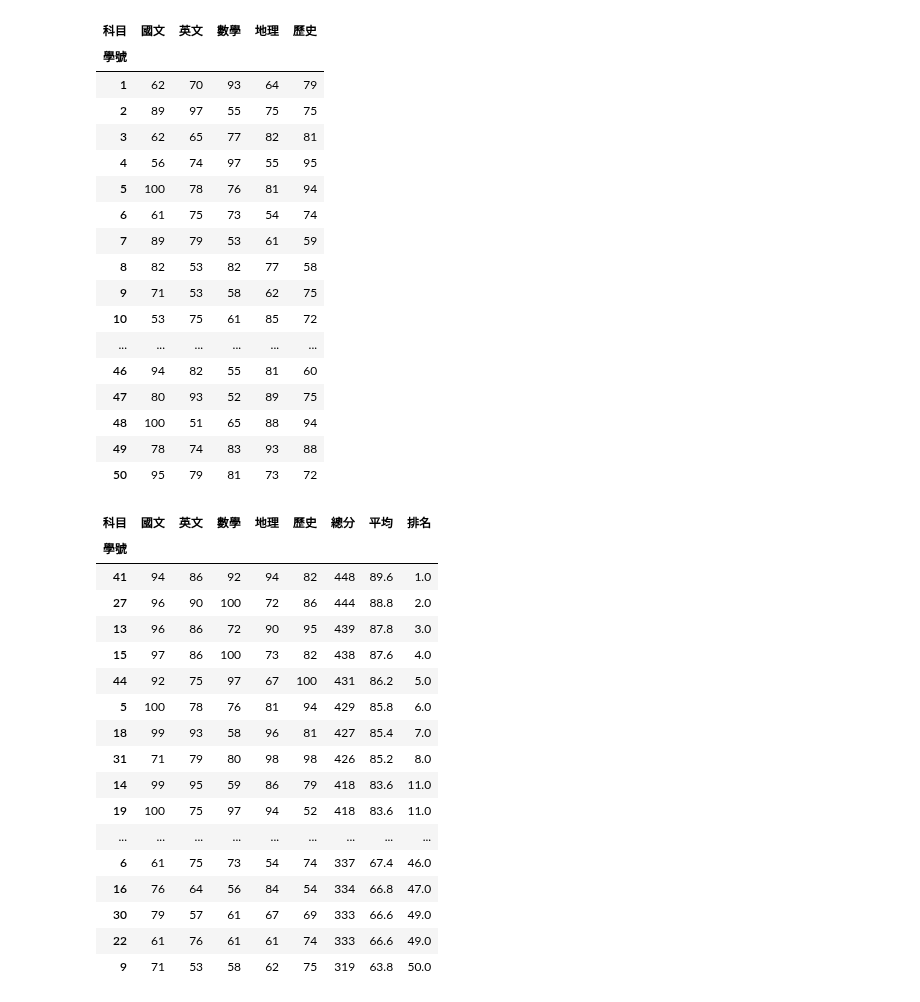
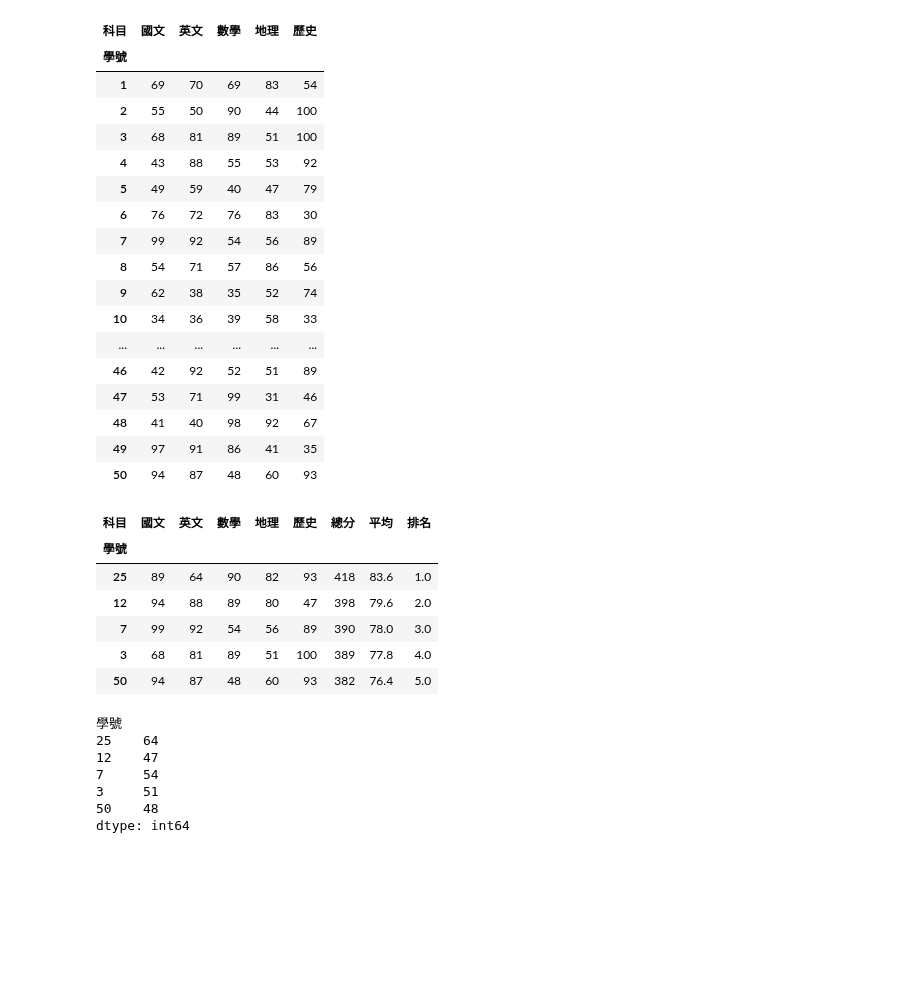
Before and after one commit to edwardxsky/python_analysis, a Jupyter notebook: lesson8_5.ipynb, the cells around one changed output. Drawn from its saved outputs; the diff is of its cells as text; code cells hidden in the pictures; blank space fills up the shorter version.

```diff
--- a/lesson8_5.ipynb
+++ b/lesson8_5.ipynb
@@ -2,7 +2,7 @@
 import numpy as np
 import pandas as pd
 
-scores = np.random.randint(50, 101, size = (50, 5)) # 亂數產生50人、5科分數
+scores = np.random.randint(30, 101, size = (50, 5)) # 亂數產生50人、5科分數
 df = pd.DataFrame(scores,
              columns = ["國文", "英文", "數學", "地理", "歷史"],
              index = range(1,51)
@@ -13,22 +13,22 @@ df
 # %% [output]
 | 科目 | 國文 | 英文 | 數學 | 地理 | 歷史 |
 | 學號 |  |  |  |  |  |
-| 1 | 62 | 70 | 93 | 64 | 79 |
-| 2 | 89 | 97 | 55 | 75 | 75 |
-| 3 | 62 | 65 | 77 | 82 | 81 |
-| 4 | 56 | 74 | 97 | 55 | 95 |
-| 5 | 100 | 78 | 76 | 81 | 94 |
-| 6 | 61 | 75 | 73 | 54 | 74 |
-| 7 | 89 | 79 | 53 | 61 | 59 |
-| 8 | 82 | 53 | 82 | 77 | 58 |
-| 9 | 71 | 53 | 58 | 62 | 75 |
-| 10 | 53 | 75 | 61 | 85 | 72 |
+| 1 | 69 | 70 | 69 | 83 | 54 |
+| 2 | 55 | 50 | 90 | 44 | 100 |
+| 3 | 68 | 81 | 89 | 51 | 100 |
+| 4 | 43 | 88 | 55 | 53 | 92 |
+| 5 | 49 | 59 | 40 | 47 | 79 |
+| 6 | 76 | 72 | 76 | 83 | 30 |
+| 7 | 99 | 92 | 54 | 56 | 89 |
+| 8 | 54 | 71 | 57 | 86 | 56 |
+| 9 | 62 | 38 | 35 | 52 | 74 |
+| 10 | 34 | 36 | 39 | 58 | 33 |
 | ... | ... | ... | ... | ... | ... |
-| 46 | 94 | 82 | 55 | 81 | 60 |
-| 47 | 80 | 93 | 52 | 89 | 75 |
-| 48 | 100 | 51 | 65 | 88 | 94 |
-| 49 | 78 | 74 | 83 | 93 | 88 |
-| 50 | 95 | 79 | 81 | 73 | 72 |
+| 46 | 42 | 92 | 52 | 51 | 89 |
+| 47 | 53 | 71 | 99 | 31 | 46 |
+| 48 | 41 | 40 | 98 | 92 | 67 |
+| 49 | 97 | 91 | 86 | 41 | 35 |
+| 50 | 94 | 87 | 48 | 60 | 93 |
 # %%
 sum_value = df.sum(axis = 1) # 每人分數總和
 mean_value = df.mean(axis = 1) # 每人分數平均
@@ -42,23 +42,29 @@ df1 = df.sort_values(by = "總分", ascending = False) # 依據總分作排序
 # %%
 rank_value = df1["總分"].rank(ascending = False, method = "max")
 df1["排名"] = rank_value
-df1
+df1.head()
 # %% [output]
 | 科目 | 國文 | 英文 | 數學 | 地理 | 歷史 | 總分 | 平均 | 排名 |
 | 學號 |  |  |  |  |  |  |  |  |
-| 41 | 94 | 86 | 92 | 94 | 82 | 448 | 89.6 | 1.0 |
-| 27 | 96 | 90 | 100 | 72 | 86 | 444 | 88.8 | 2.0 |
-| 13 | 96 | 86 | 72 | 90 | 95 | 439 | 87.8 | 3.0 |
-| 15 | 97 | 86 | 100 | 73 | 82 | 438 | 87.6 | 4.0 |
-| 44 | 92 | 75 | 97 | 67 | 100 | 431 | 86.2 | 5.0 |
-| 5 | 100 | 78 | 76 | 81 | 94 | 429 | 85.8 | 6.0 |
-| 18 | 99 | 93 | 58 | 96 | 81 | 427 | 85.4 | 7.0 |
-| 31 | 71 | 79 | 80 | 98 | 98 | 426 | 85.2 | 8.0 |
-| 14 | 99 | 95 | 59 | 86 | 79 | 418 | 83.6 | 11.0 |
-| 19 | 100 | 75 | 97 | 94 | 52 | 418 | 83.6 | 11.0 |
-| ... | ... | ... | ... | ... | ... | ... | ... | ... |
-| 6 | 61 | 75 | 73 | 54 | 74 | 337 | 67.4 | 46.0 |
-| 16 | 76 | 64 | 56 | 84 | 54 | 334 | 66.8 | 47.0 |
-| 30 | 79 | 57 | 61 | 67 | 69 | 333 | 66.6 | 49.0 |
-| 22 | 61 | 76 | 61 | 61 | 74 | 333 | 66.6 | 49.0 |
-| 9 | 71 | 53 | 58 | 62 | 75 | 319 | 63.8 | 50.0 |
+| 25 | 89 | 64 | 90 | 82 | 93 | 418 | 83.6 | 1.0 |
+| 12 | 94 | 88 | 89 | 80 | 47 | 398 | 79.6 | 2.0 |
+| 7 | 99 | 92 | 54 | 56 | 89 | 390 | 78.0 | 3.0 |
+| 3 | 68 | 81 | 89 | 51 | 100 | 389 | 77.8 | 4.0 |
+| 50 | 94 | 87 | 48 | 60 | 93 | 382 | 76.4 | 5.0 |
+# %%
+def max_score(row) -> int:
+    return row.max()
+
+def min_score(row) -> int:
+    return row.min()
+
+df1[["國文", "英文", "數學", "地理", "歷史"]].apply(max_score, axis = 1).head()
+df1[["國文", "英文", "數學", "地理", "歷史"]].apply(min_score, axis = 1).head()
+# %% [output]
+學號
+25    64
+12    47
+7     54
+3     51
+50    48
+dtype: int64
```
Also changed, not shown: parts of 3 cells of this notebook.
